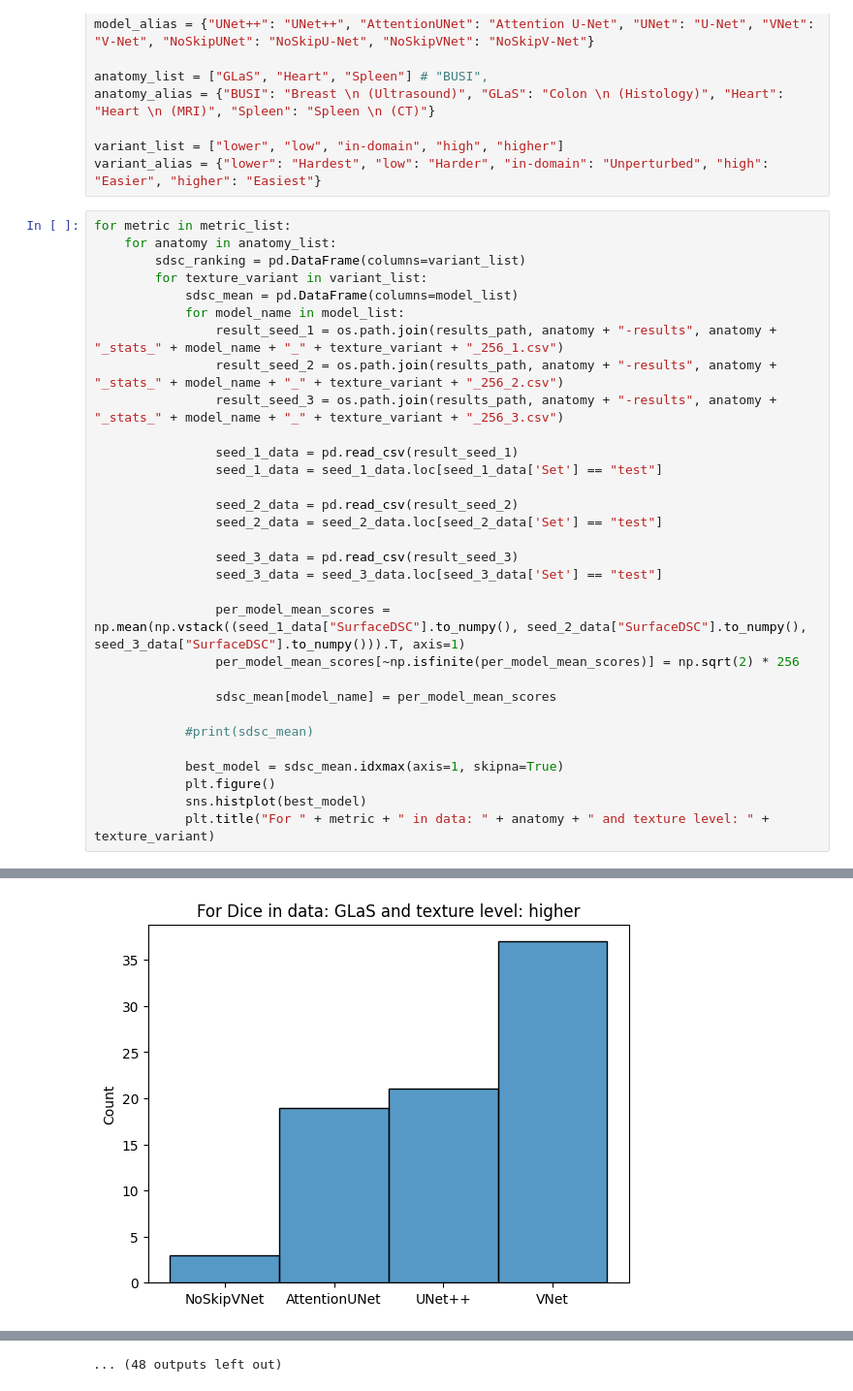
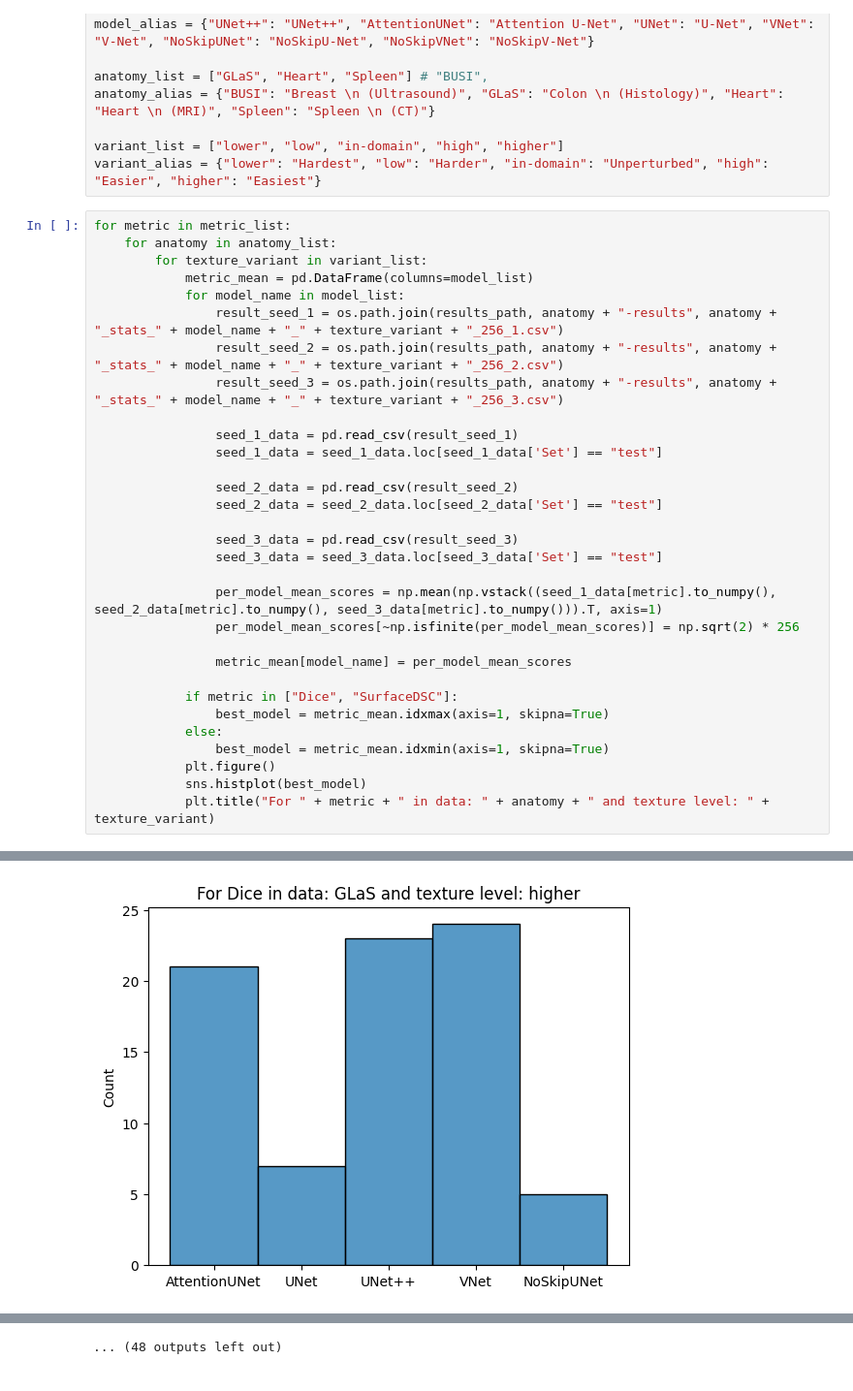
Before and after one commit to amithjkamath/to_skip_or_not, a Jupyter notebook: notebooks/clinical-robustness-ranking-by-metric.ipynb, the cells around one changed output, grey strips where cells are left out. Shown at 97% size. Saved outputs shown, nothing was run; the diff lists cells and outputs as text.

```diff
--- a/notebooks/clinical-robustness-ranking-by-metric.ipynb
+++ b/notebooks/clinical-robustness-ranking-by-metric.ipynb
@@ -20,9 +20,8 @@ variant_alias = {"lower": "Hardest", "low": "Harder", "in-domain": "Unperturbed"
 # %%
 for metric in metric_list:
     for anatomy in anatomy_list:
-        sdsc_ranking = pd.DataFrame(columns=variant_list)
         for texture_variant in variant_list:
-            sdsc_mean = pd.DataFrame(columns=model_list)
+            metric_mean = pd.DataFrame(columns=model_list)
             for model_name in model_list:
                 result_seed_1 = os.path.join(results_path, anatomy + "-results", anatomy + "_stats_" + model_name + "_" + texture_variant + "_256_1.csv")
                 result_seed_2 = os.path.join(results_path, anatomy + "-results", anatomy + "_stats_" + model_name + "_" + texture_variant + "_256_2.csv")
@@ -37,14 +36,15 @@ for metric in metric_list:
                 seed_3_data = pd.read_csv(result_seed_3)
                 seed_3_data = seed_3_data.loc[seed_3_data['Set'] == "test"]
 
-                per_model_mean_scores = np.mean(np.vstack((seed_1_data["SurfaceDSC"].to_numpy(), seed_2_data["SurfaceDSC"].to_numpy(), seed_3_data["SurfaceDSC"].to_numpy())).T, axis=1)
+                per_model_mean_scores = np.mean(np.vstack((seed_1_data[metric].to_numpy(), seed_2_data[metric].to_numpy(), seed_3_data[metric].to_numpy())).T, axis=1)
                 per_model_mean_scores[~np.isfinite(per_model_mean_scores)] = np.sqrt(2) * 256
 
-                sdsc_mean[model_name] = per_model_mean_scores
+                metric_mean[model_name] = per_model_mean_scores
 
-            #print(sdsc_mean)
-
-            best_model = sdsc_mean.idxmax(axis=1, skipna=True)
+            if metric in ["Dice", "SurfaceDSC"]:
+                best_model = metric_mean.idxmax(axis=1, skipna=True)
+            else:
+                best_model = metric_mean.idxmin(axis=1, skipna=True)
             plt.figure()
             sns.histplot(best_model)
             plt.title("For " + metric + " in data: " + anatomy + " and texture level: " + texture_variant)
@@ -56 +56 @@ for metric in metric_list:
-[figure, old version]
+[figure, new version]
```
Also changed, not shown: parts of 1 cell of this notebook.
